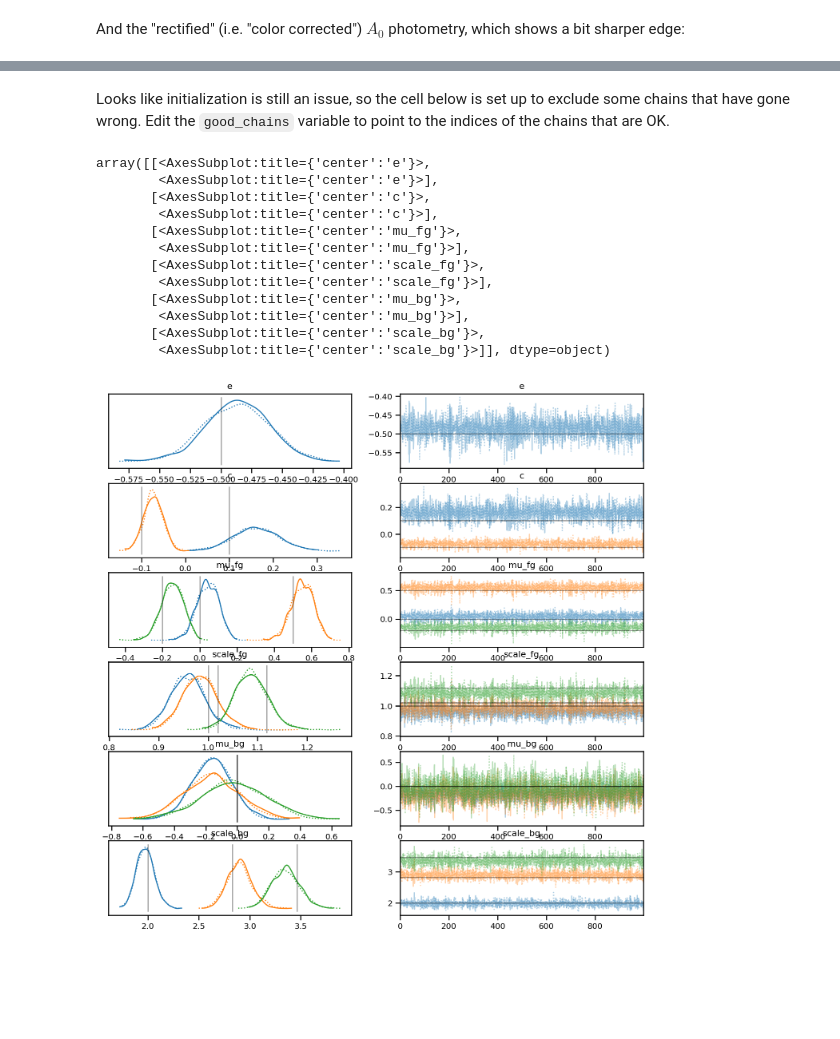
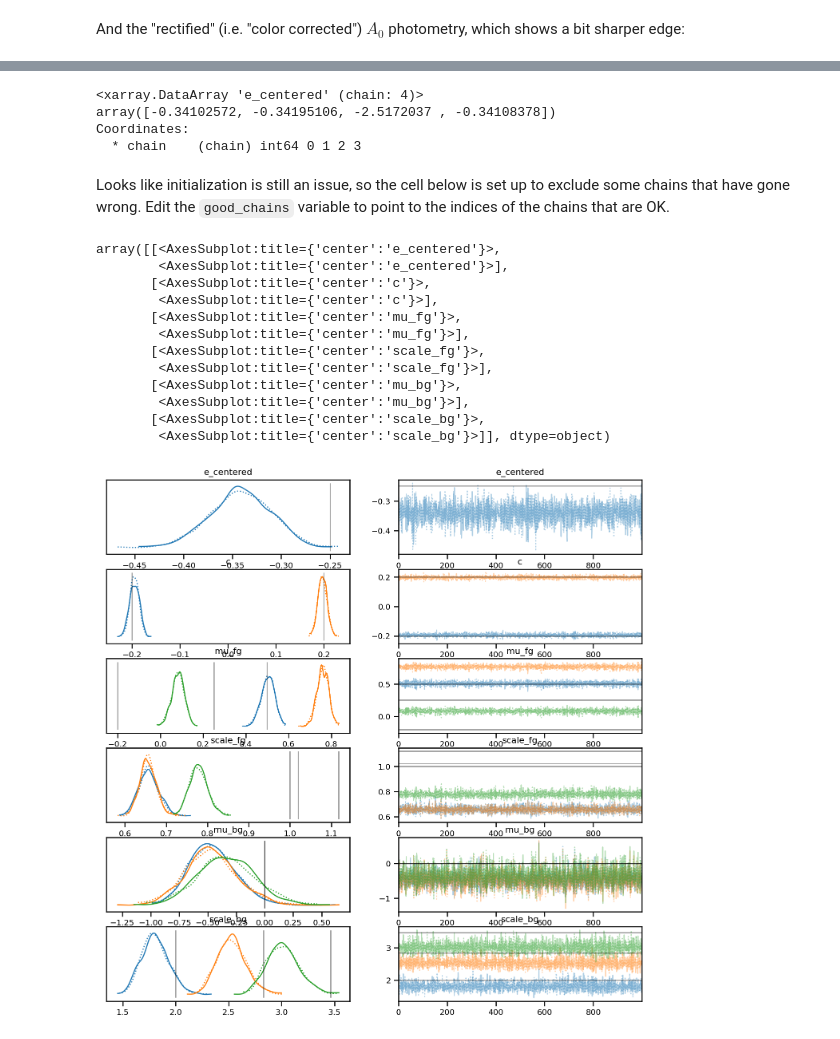
Before and after one commit to farr/EdgePhotometry, a Jupyter notebook: MockPhotometry.ipynb, the cells around one changed output, grey strips where cells are left out. Saved outputs shown, nothing was run; the diff lists cells and outputs as text; code cells hidden in the pictures; blank space fills up the shorter version.

```diff
--- a/MockPhotometry.ipynb
+++ b/MockPhotometry.ipynb
@@ -86,3 +79,13 @@ Aobs = np.array(Aobs)
+# %%
+A0_cut = mu_fg[0] + 1.5
+sel_mask = Aobs[:,0] < A0_cut
+
+Aobs = Aobs[sel_mask,:]
+sigma_obs = sigma_obs[sel_mask, :]
+
+Nbg = sum(sel_mask[Nfg:])
+Nfg = sum(sel_mask[:Nfg])
+N = Nfg+Nbg
 # %% [markdown]
 The foreground component, and the "edge" is clearly visible in the below corner plot:
 # %%
@@ -117,10 +121,9 @@ plt.axvline(edge)
 # %%
 num_chains=4
-if num_chains > 1:
-    init_params = {k: jnp.array([v for _ in range(num_chains)]) for k,v in init_params.items()}
+thin=1
 
 sampler = NUTS(edge_model, dense_mass=True)
-mcmc = MCMC(sampler, num_warmup=1000, num_samples=1000, num_chains=num_chains)
-mcmc.run(jax_prng_key(), Aobs, sigma_obs, e_center_mu=e_mu, e_center_sigma=e_sigma, c_mu=c_mu, c_sigma=c_sigma, init_params=init_params)
+mcmc = MCMC(sampler, num_warmup=thin*1000, num_samples=thin*1000, thinning=thin, num_chains=num_chains)
+mcmc.run(jax_prng_key(), Aobs, sigma_obs, A0_cut, e_center_mu=e_mu, e_center_sigma=e_sigma, c_mu=c_mu, c_sigma=c_sigma, c_center=c_centered)
 trace = az.from_numpyro(mcmc)
 # %%
@@ -143,23 +146,30 @@ array([[<AxesSubplot:title={'center':'e'}>,
+# %%
+trace.posterior.e_centered.mean(axis=1)
+# %% [output]
+<xarray.DataArray 'e_centered' (chain: 4)>
+array([-0.34102572, -0.34195106, -2.5172037 , -0.34108378])
+Coordinates:
+  * chain    (chain) int64 0 1 2 3
 # %% [markdown]
 Looks like initialization is still an issue, so the cell below is set up to exclude some chains that have gone wrong.  Edit the `good_chains` variable to point to the indices of the chains that are OK.
 # %%
-good_chains=[0,3]
-az.plot_trace(trace, var_names=['e', 'c', 'mu_fg', 'scale_fg', 'mu_bg', 'scale_bg'],
-              lines=[('mu_fg', {}, mu_fg), ('e', {}, edge), ('c', {}, c), ('scale_fg', {}, scale_fg), ('mu_bg', {}, mu_bg), ('scale_bg', {}, scale_bg)],
+good_chains=[1,3]
+az.plot_trace(trace, var_names=['e_centered', 'c', 'mu_fg', 'scale_fg', 'mu_bg', 'scale_bg'],
+              lines=[('mu_fg', {}, mu_fg), ('e_centered', {}, edge_centered), ('c', {}, c), ('scale_fg', {}, scale_fg), ('mu_bg', {}, mu_bg), ('scale_bg', {}, scale_bg)],
               coords={'chain': good_chains})
 # %% [output]
-array([[<AxesSubplot:title={'center':'e'}>,
-        <AxesSubplot:title={'center':'e'}>],
+array([[<AxesSubplot:title={'center':'e_centered'}>,
+        <AxesSubplot:title={'center':'e_centered'}>],
        [<AxesSubplot:title={'center':'c'}>,
         <AxesSubplot:title={'center':'c'}>],
        [<AxesSubplot:title={'center':'mu_fg'}>,
         <AxesSubplot:title={'center':'mu_fg'}>],
        [<AxesSubplot:title={'center':'scale_fg'}>,
         <AxesSubplot:title={'center':'scale_fg'}>],
        [<AxesSubplot:title={'center':'mu_bg'}>,
         <AxesSubplot:title={'center':'mu_bg'}>],
        [<AxesSubplot:title={'center':'scale_bg'}>,
         <AxesSubplot:title={'center':'scale_bg'}>]], dtype=object)
-[figure, old version]
+[figure, new version]
 # %%
 trace = az.from_numpyro(mcmc)
```
Also changed, not shown: parts of 9 cells of this notebook, 1 other file.
